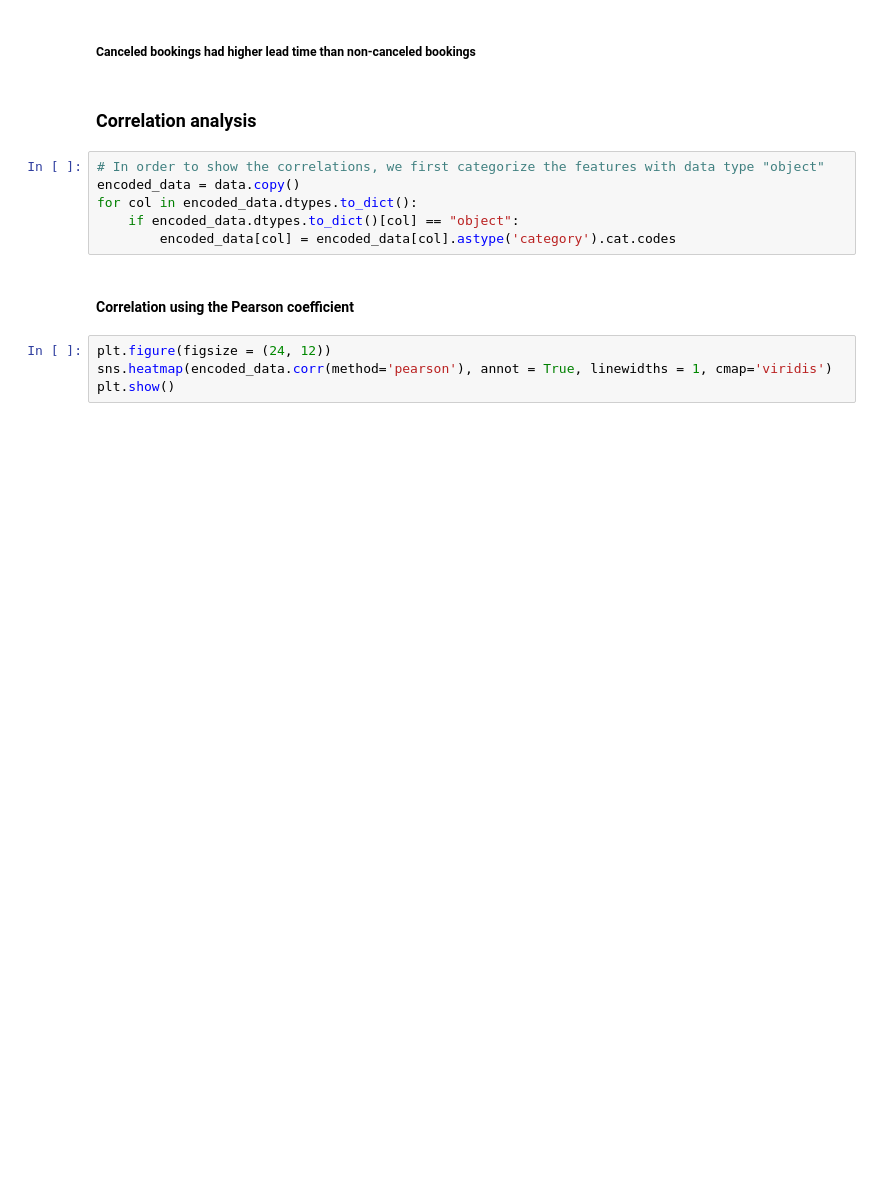
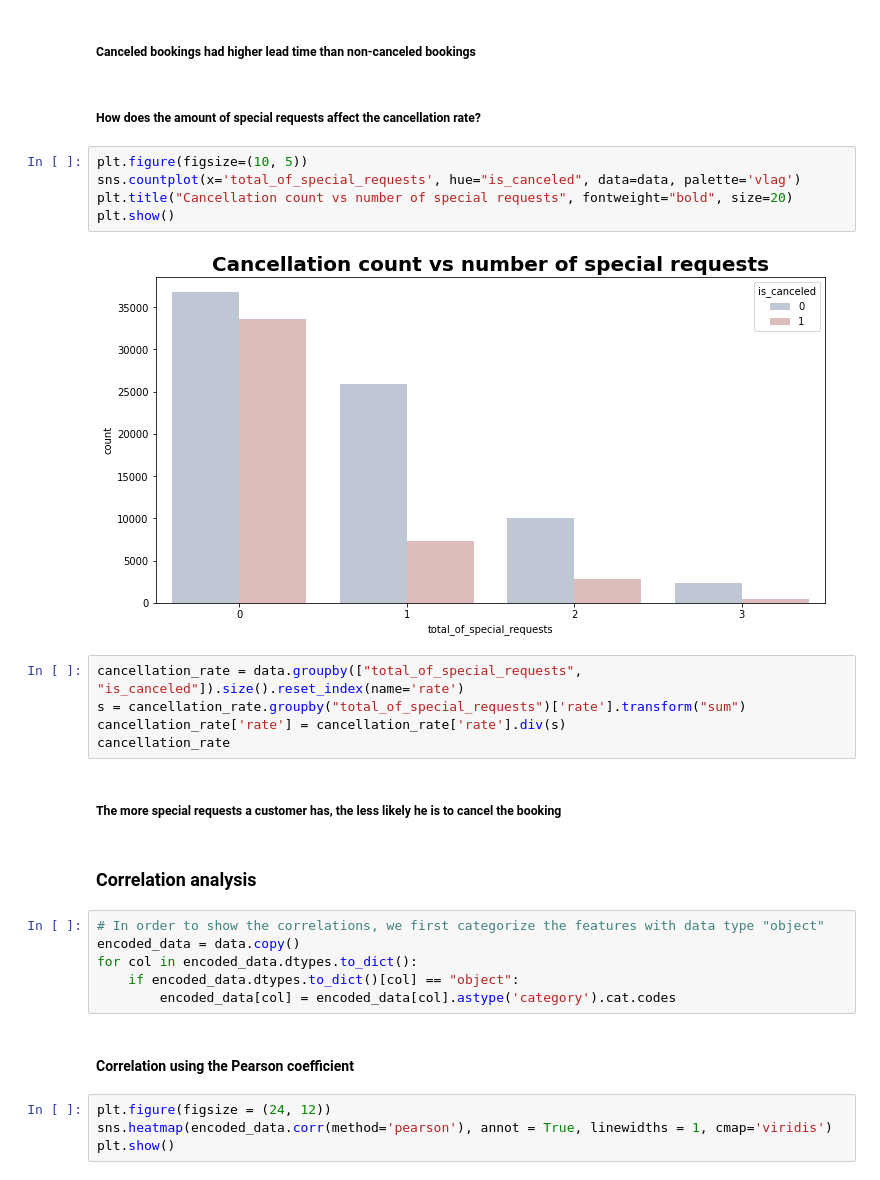
Before and after one commit to ofek181/Causal-Inference, a Jupyter notebook: causal_inference_notebook.ipynb, the cells around one changed output. Cells and saved outputs as stored; diff of their text form; blank space fills up the shorter version.

```diff
--- a/causal_inference_notebook.ipynb
+++ b/causal_inference_notebook.ipynb
@@ -221,5 +222,21 @@ sns.boxplot(x='is_canceled',y='lead_time',data=data)
 # %% [markdown]
 ##### Canceled bookings had higher lead time than non-canceled bookings
+# %% [markdown]
+##### How does the amount of special requests affect the cancellation rate?
+# %%
+plt.figure(figsize=(10, 5))
+sns.countplot(x='total_of_special_requests', hue="is_canceled", data=data, palette='vlag')
+plt.title("Cancellation count vs number of special requests", fontweight="bold", size=20)
+plt.show()
+# %% [output]
+[figure, added]
+# %%
+cancellation_rate = data.groupby(["total_of_special_requests", "is_canceled"]).size().reset_index(name='rate')
+s = cancellation_rate.groupby("total_of_special_requests")['rate'].transform("sum")
+cancellation_rate['rate'] = cancellation_rate['rate'].div(s)
+cancellation_rate
+# %% [markdown]
+##### The more special requests a customer has, the less likely he is to cancel the booking
 # %% [markdown]
 ### Correlation analysis
 # %%
```
Also changed, not shown: parts of 6 cells of this notebook.
